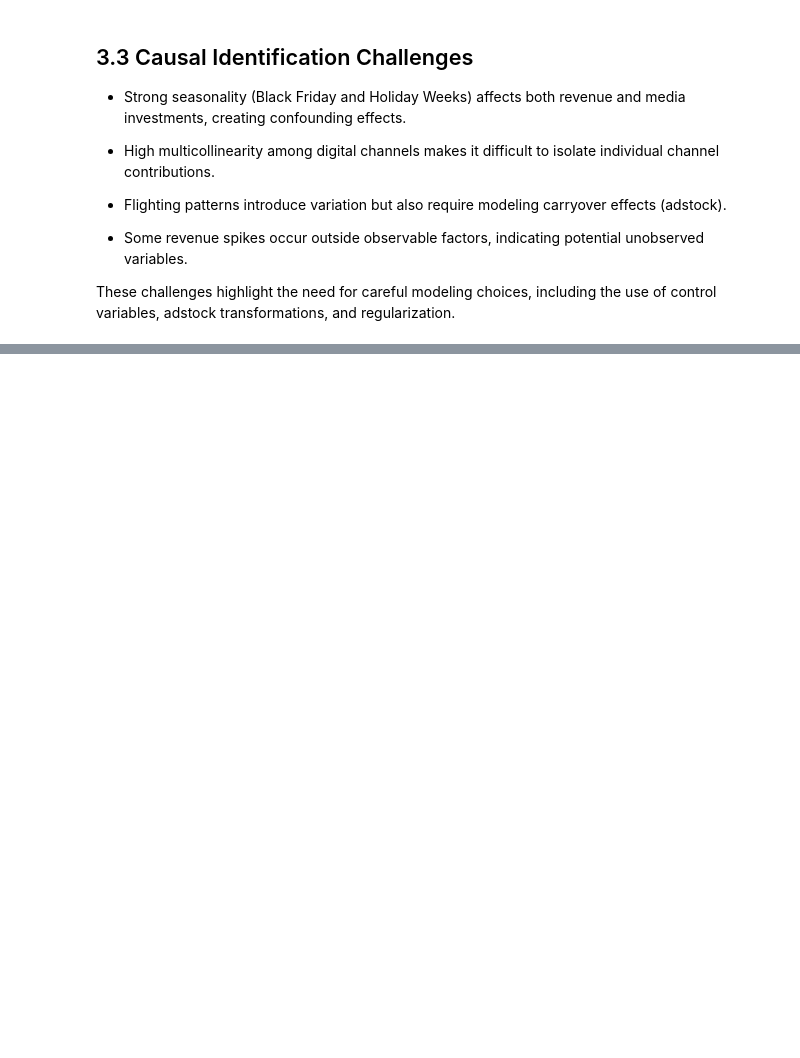
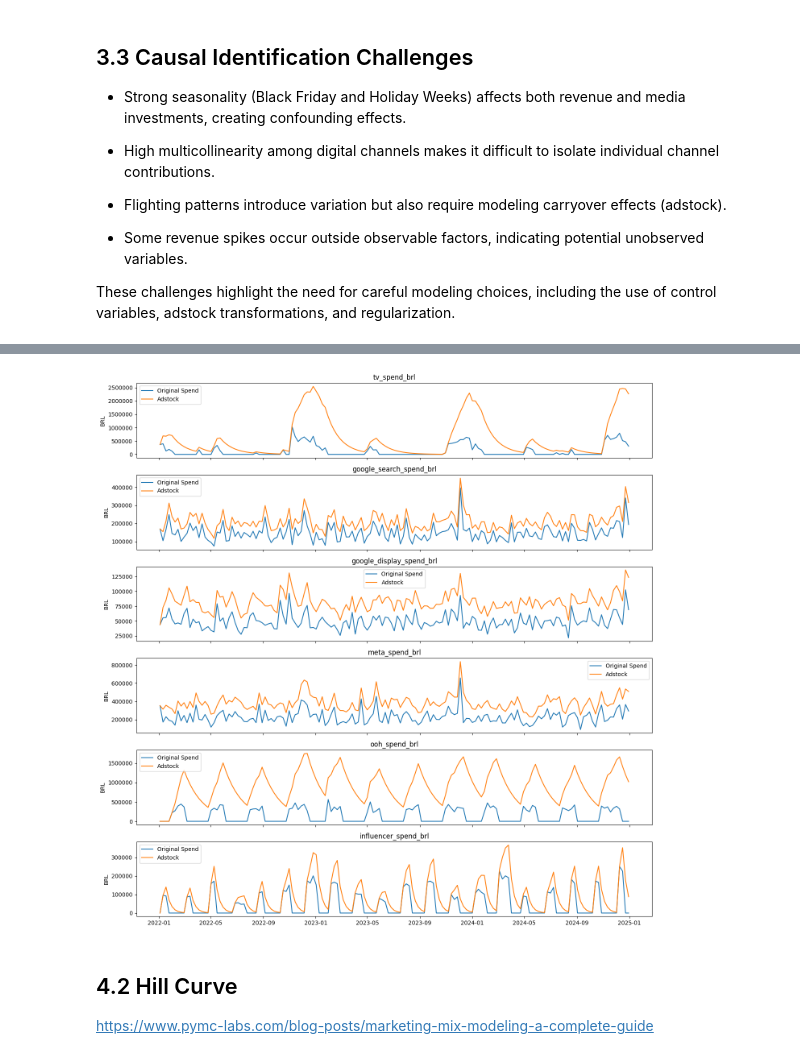
Before and after one commit to TiagoTBarreto/MMM_VAREJO_360, a Jupyter notebook: Case_Tecnico_Uncover_MMM.ipynb, the cells around one changed output, grey strips where cells are left out. Cells and saved outputs as stored; diff of their text form; code cells hidden in the pictures; blank space fills up the shorter version.

Commit message:
Hill Curve

```diff
--- a/Case_Tecnico_Uncover_MMM.ipynb
+++ b/Case_Tecnico_Uncover_MMM.ipynb
@@ -560,0 +627,38 @@ These challenges highlight the need for careful modeling choices, including the
+# %%
+fig, axes = plt.subplots(
+    len(media_cols),
+    1,
+    figsize=(14, 14),
+    sharex=True
+)
+
+for i, col in enumerate(media_cols):
+
+    axes[i].plot(
+        df_mmm["date"],
+        df_mmm[col],
+        label="Original Spend"
+    )
+
+    axes[i].plot(
+        df_mmm["date"],
+        df_mmm[f"{col}_adstock"],
+        label="Adstock"
+    )
+
+    # remove scientific notation
+    axes[i].yaxis.set_major_formatter(ScalarFormatter())
+    axes[i].ticklabel_format(style='plain', axis='y')
+
+    axes[i].set_title(col)
+    axes[i].set_ylabel("BRL")
+
+    axes[i].legend()
+
+plt.tight_layout()
+plt.show()
+# %% [output]
+[figure, added]
+# %% [markdown]
+## 4.2 Hill Curve
+https://www.pymc-labs.com/blog-posts/marketing-mix-modeling-a-complete-guide
```
Also changed, not shown: parts of 11 cells of this notebook.
